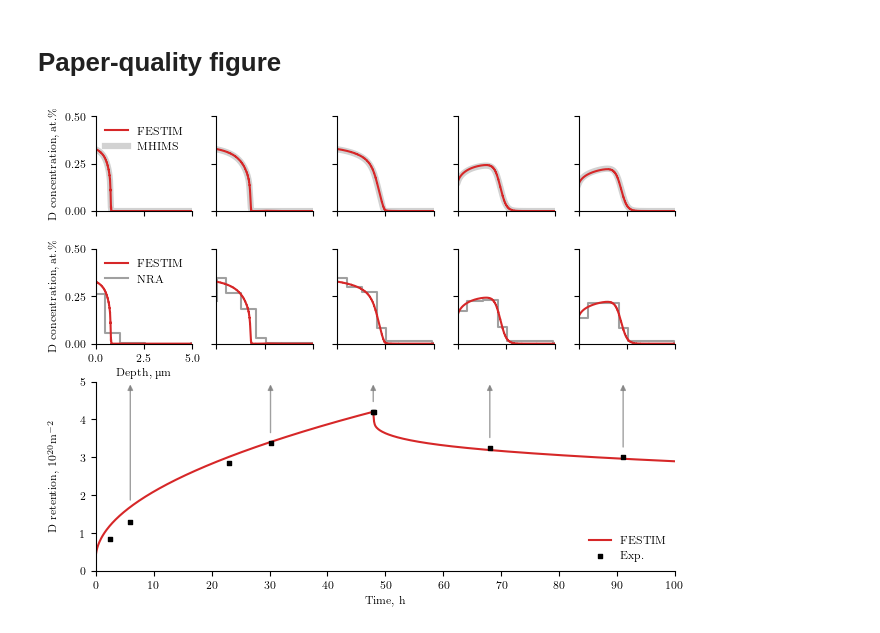
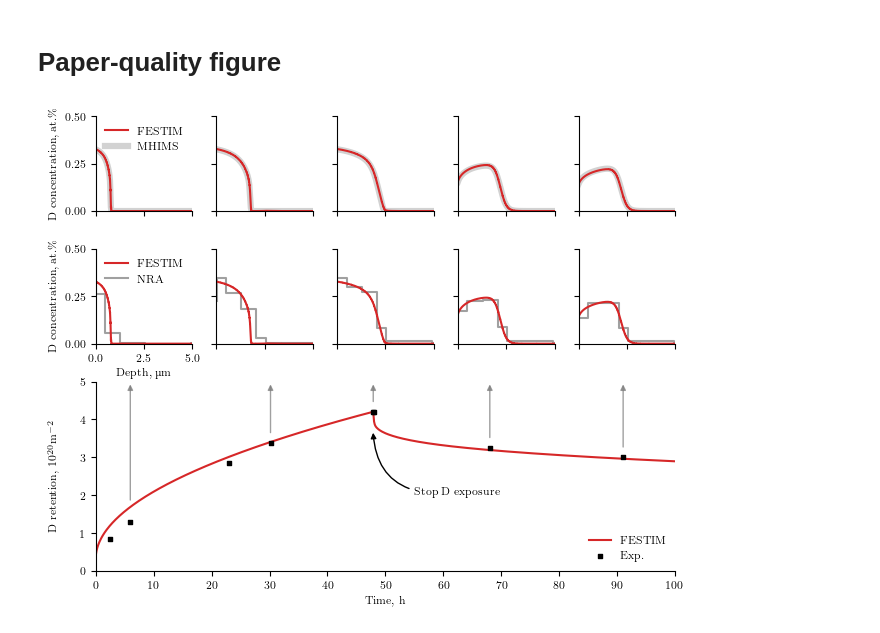
Before and after one commit to KulaginVladimir/FESTIM-SurfaceKinetics-Validation, a Jupyter notebook: D_damagedW/D_damagedW.ipynb, the cells around one changed output. Saved outputs shown, nothing was run; the diff lists cells and outputs as text; code cells hidden in the pictures.

```diff
--- a/D_damagedW/D_damagedW.ipynb
+++ b/D_damagedW/D_damagedW.ipynb
@@ -563,31 +563,47 @@ for i in range(len(axs_top)):
     axs_top[i].set_ylim(0, 0.5)
     axs_top[i].set_yticks([0, 0.25, 0.50])
 
 
 axs_top[0].legend(frameon=False, loc=1)
 axs_mid[0].legend(frameon=False, loc=1)
 axs_top[0].set_ylabel(r"D concentration, at.$\%$")
 axs_top[0].set_xlim(0, 5)
 axs_top[0].set_ylim(0, 0.5)
 axs_mid[0].set_ylabel(r"D concentration, at.$\%$")
 axs_mid[0].set_xlim(0, 5)
 axs_mid[0].set_ylim(0, 0.5)
 
 axs_bot.set_xlabel(r"Time, $\si{h}$")
 axs_bot.set_ylabel(r"D retention, $10^{20}\si{m^{-2}}$")
 axs_bot.legend(frameon=False, loc="lower right")
 axs_bot.set_ylim(0, 5)
 axs_bot.set_xlim(0, 100)
 axs_bot.set_xticks([i for i in range(0, 110, 10)])
 
 add_arrow(axs_bot, exp_ret[1, 0], exp_ret[1, 1] / 1e20 + 0.5, exp_ret[1, 0], 5)
 add_arrow(axs_bot, exp_ret[3, 0], exp_ret[3, 1] / 1e20 + 0.2, exp_ret[3, 0], 5)
 add_arrow(axs_bot, exp_ret[7, 0], exp_ret[7, 1] / 1e20 + 0.2, exp_ret[7, 0], 5)
 add_arrow(axs_bot, exp_ret[4, 0], exp_ret[4, 1] / 1e20 + 0.2, exp_ret[4, 0], 5)
 add_arrow(axs_bot, exp_ret[6, 0], exp_ret[6, 1] / 1e20 + 0.2, exp_ret[6, 0], 5)
 
+axs_bot.annotate(
+    "Stop D exposure",
+    xy=(exp_ret[4, 0], exp_ret[4, 1] / 1e20),
+    xytext=(55, 2),
+    xycoords="data",
+    arrowprops=dict(
+        arrowstyle="-|>",
+        connectionstyle="arc3,rad=-0.6",
+        linestyle="solid",
+        lw=1,
+        color="black",
+        shrinkB=-15,
+    ),
+    zorder=0,
+)
+
 fig.align_ylabels()
 # plt.savefig("./D_damagedW.pdf", dpi=1000, bbox_inches="tight", pad_inches=0.05)
 plt.show()
 # %% [output]
-[figure, old version]
+[figure, new version]
```
Also changed, not shown: parts of 1 cell of this notebook.
